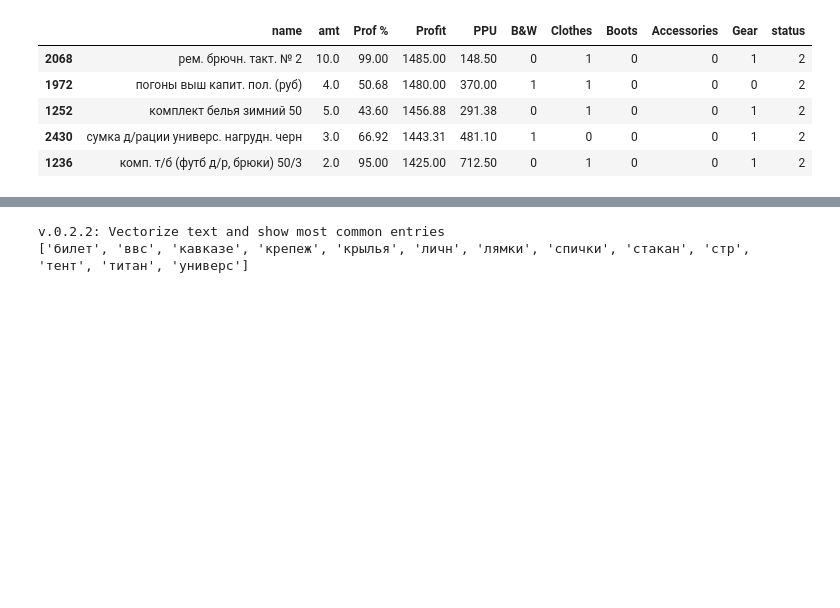
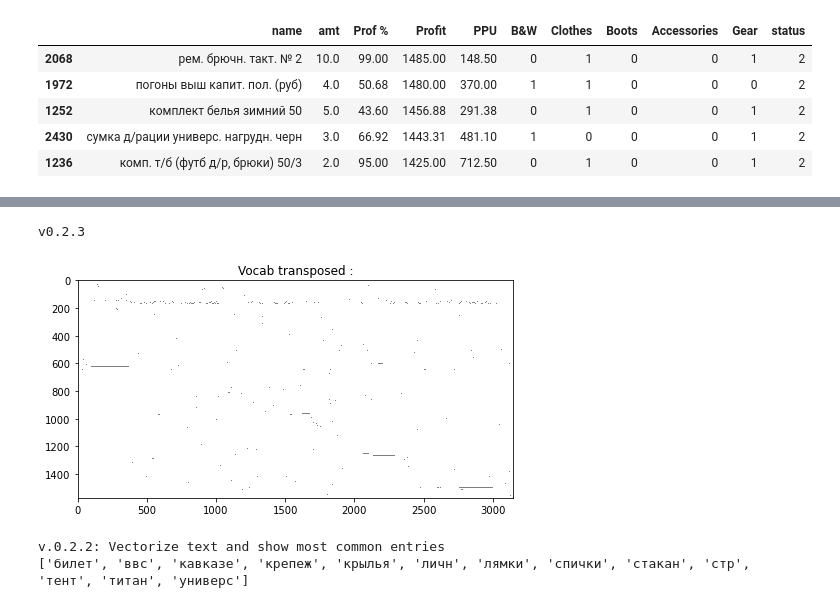
Before and after one commit to aleeusgr/fun, a Jupyter notebook: 1c-0.2.3.ipynb, the cells around one changed output, grey strips where cells are left out. Cells and saved outputs as stored; diff of their text form; code cells hidden in the pictures; blank space fills up the shorter version.

```diff
--- a/1c-0.2.3.ipynb
+++ b/1c-0.2.3.ipynb
@@ -142,4 +146,37 @@ v 0.2.3 Visualisations
 [figure]
+# %%
+print('v0.2.3')
+from sklearn.feature_extraction.text import CountVectorizer
+vect = CountVectorizer()
+X = vect.fit_transform(df['name'])
+def clean(X):
+    '''Modify visualisation
+    sets all pixels corresponding to words that are not class-defining to 0
+    TODO:
+    colored cmap
+    color words by their respective class
+    generate colormap from kwd_by_cat
+    '''
+    plot = X.toarray()
+    for n,word in enumerate(vect.vocabulary_):
+        for key in kwd_by_cat:
+            clean = True
+            if word in kwd_by_cat[key]:
+                clean = False
+        if clean:
+             plot[:,n]=0 # set color
+        return plot
+
+# plot = clean(X)
+plot = X.toarray()
+
+plt.figure(figsize=(8,4))
+plt.title('Vocab transposed :')
+plt.imshow(plot.T,cmap='binary',interpolation= 'none')
+plt.show()
+# %% [output]
+v0.2.3
+[figure, added]
 # %%
 print('v.0.2.2: Vectorize text and show most common entries')
 """
```
Also changed, not shown: parts of 7 cells of this notebook, 1 other file.
